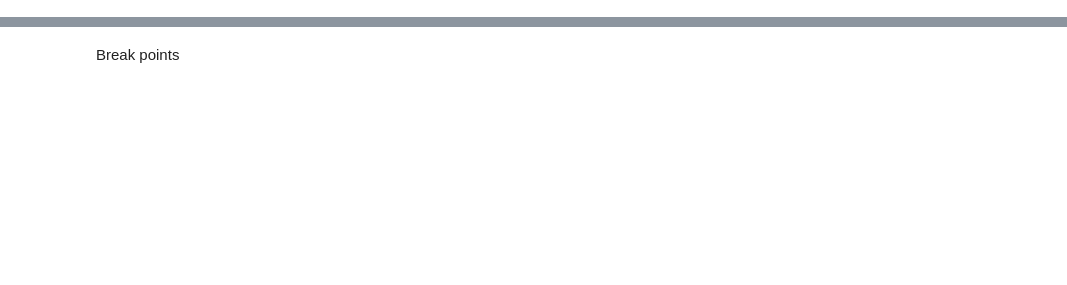
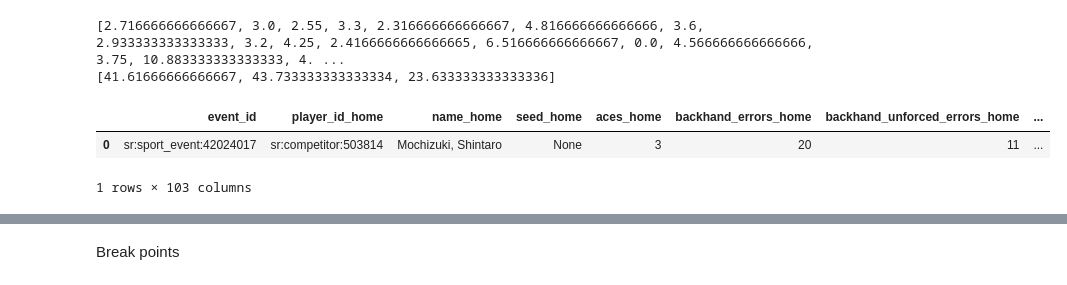
Before and after one commit to scharfsteina/mds-final, a Jupyter notebook: get_data.ipynb, the cells around one changed output, grey strips where cells are left out. Cells and saved outputs as stored; diff of their text form; code cells hidden in the pictures; blank space fills up the shorter version.

```diff
--- a/get_data.ipynb
+++ b/get_data.ipynb
@@ -49,13 +50,14 @@ with open('data/gs_matches_women.pkl', 'rb') as f:
     gs_matches_w = pickle.load(f)
 # %%
 # Query sport event timeline
-def rq_sport_event_timeline(event, api_key):
-    pre = "/tennis/trial/v3/en/sport_events/"
+def rq_sport_event_timeline(event, api_key, type_ = "trial"):
+    pre = "/tennis/"+type_+"/v3/en/sport_events/"
     post = "/timeline.json"
     get = pre+event+post+"?api_key="+api_key
     return send_req(get,"rq_sport_event_timeline")
 
-timeline_m = rq_sport_event_timeline(gs_matches_m[0], eda_api_key)
-timeline_w = rq_sport_event_timeline(gs_matches_w[1], eda_api_key)
+#timeline_m = rq_sport_event_timeline(gs_matches_m[0], eda_api_key, "trial")
+#timeline_w = rq_sport_event_timeline(gs_matches_w[1], eda_api_key, "trial")
+#timeline_p = rq_sport_event_timeline(gs_matches_w[1], prod_api_key, "production")
 #pp(timeline0)
 # %%
@@ -213,0 +225,3 @@ stats_df
+# %%
+test = "sr:sport_event:42024017"
+timeline_test = rq_sport_event_timeline(test, prod_api_key,"production")
@@ -214,3 +248,12 @@ stats_df
+# %%
+test_df = get_event_stats(timeline_test)
+test_df
+# %% [output]
+[2.716666666666667, 3.0, 2.55, 3.3, 2.316666666666667, 4.816666666666666, 3.6, 2.933333333333333, 3.2, 4.25, 2.4166666666666665, 6.516666666666667, 0.0, 4.566666666666666, 3.75, 10.883333333333333, 4. ...
+[41.61666666666667, 43.733333333333334, 23.633333333333336]
+|  | event_id | player_id_home | name_home | seed_home | aces_home | backhand_errors_home | backhand_unforced_errors_home | ... |
+| 0 | sr:sport_event:42024017 | sr:competitor:503814 | Mochizuki, Shintaro | None | 3 | 20 | 11 | ... |
+1 rows × 103 columns
 # %%
 # list to one big dataframe of match statistics
 mens = []
```
Also changed, not shown: parts of 12 cells of this notebook, 3 other files.
